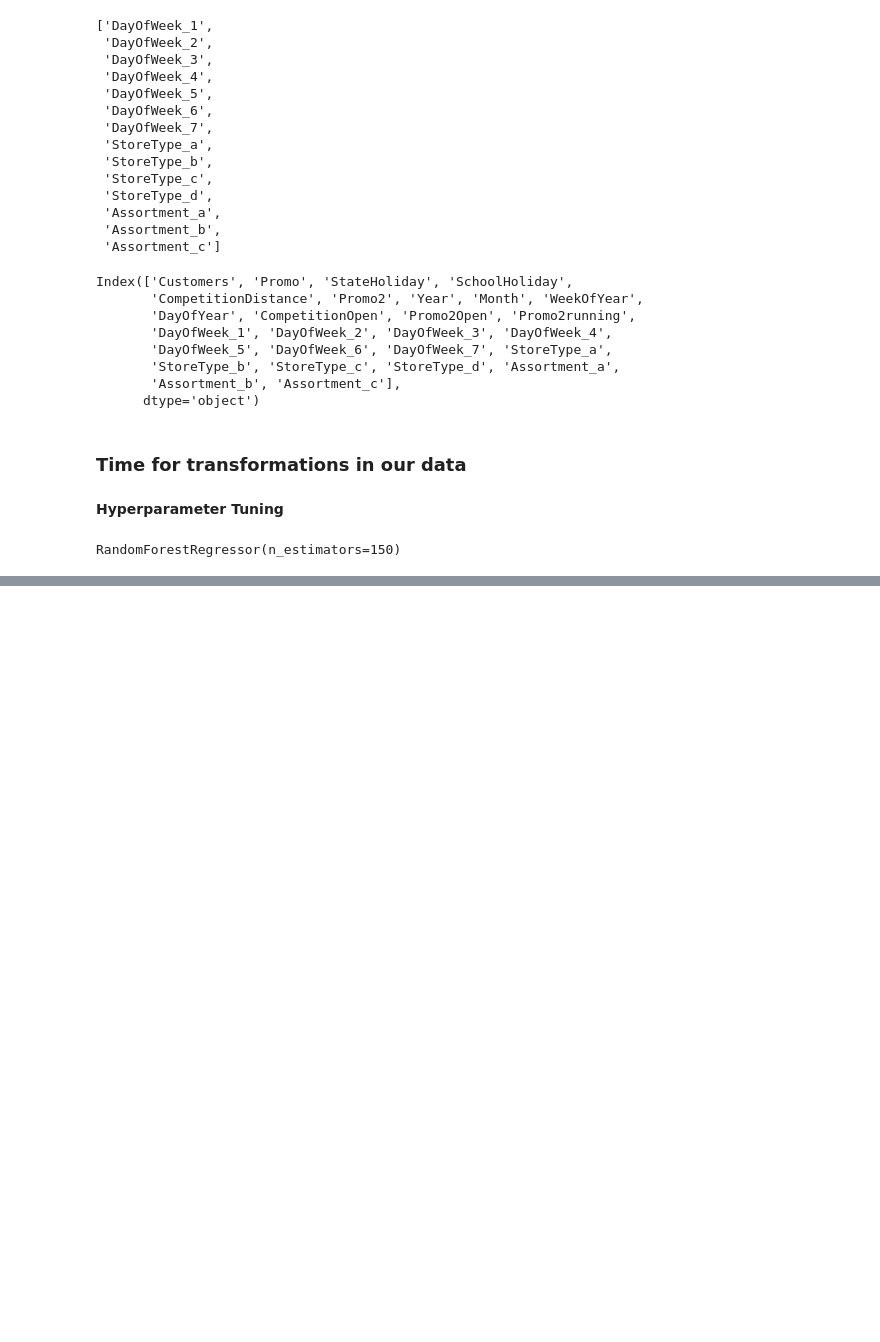
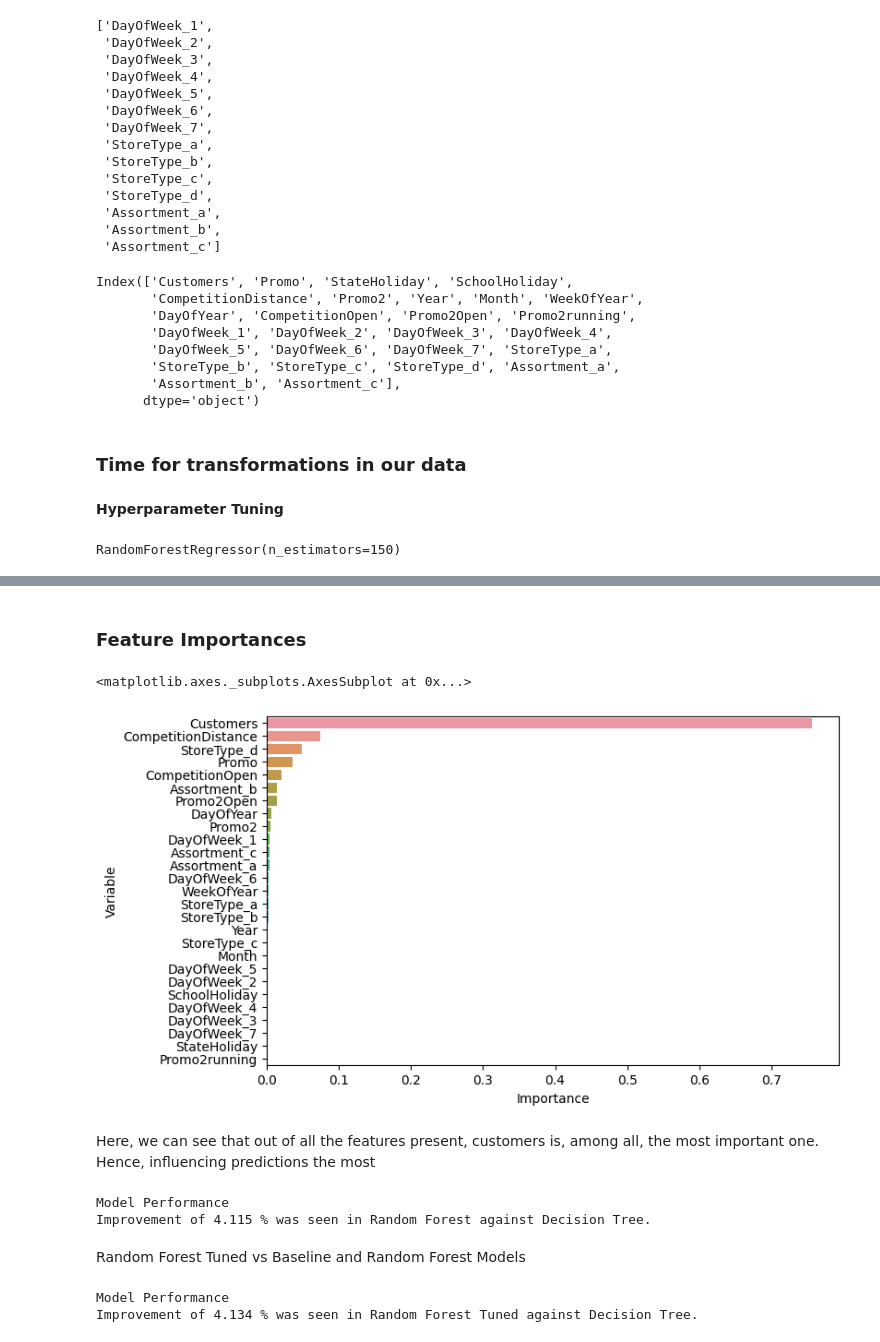
Before and after one commit to santoshmahanti/Rossmann-Sales-Prediction, a Jupyter notebook: Random_Forest_Hyperparameter_Tuning_Notebook_3.ipynb, the cells around one changed output, grey strips where cells are left out. Saved outputs shown, nothing was run; the diff lists cells and outputs as text; code cells hidden in the pictures; blank space fills up the shorter version.

```diff
--- a/Random_Forest_Hyperparameter_Tuning_Notebook_3.ipynb
+++ b/Random_Forest_Hyperparameter_Tuning_Notebook_3.ipynb
@@ -207,0 +255,3 @@ root Mean Squared Error for testing data is 0.2114633113938232
+# %%
+#save the feature importances
+random_t = rf_tuned.feature_importances_
@@ -207,0 +264,13 @@ root Mean Squared Error for testing data is 0.2114633113938232
+# %% [markdown]
+### **Feature Importances**
+# %%
+#visualising feature importance of XGB
+plt.rcParams.update({'figure.figsize':(8,5),'figure.dpi':100})
+feature_imp = pd.DataFrame({"Variable": X_test.columns,"Importance": random_t})
+feature_imp.sort_values(by="Importance", ascending=False, inplace = True)
+sns.barplot(x=feature_imp['Importance'], y= feature_imp['Variable'])
+# %% [output]
+<matplotlib.axes._subplots.AxesSubplot at 0x...>
+[figure, added]
+# %% [markdown]
+Here, we can see that out of all the features present, customers is, among all, the most important one. Hence, influencing predictions the most
@@ -207,0 +283,19 @@ root Mean Squared Error for testing data is 0.2114633113938232
+# %%
+#improvement %
+improvement_r = ((random_r2 - baseline_r2)/baseline_r2)*100
+print('Model Performance')
+print(f'Improvement of {round(improvement_r,3)} % was seen in Random Forest against Decision Tree.')
+# %% [output]
+Model Performance
+Improvement of 4.115 % was seen in Random Forest against Decision Tree.
+# %% [markdown]
+Random Forest Tuned vs Baseline and Random Forest Models
+# %%
+#improvement % of tuned vs baseline
+
+improvement_r = ((r_tuned_r2 - baseline_r2)/baseline_r2)*100
+print('Model Performance')
+print(f'Improvement of {round(improvement_r,3)} % was seen in Random Forest Tuned against Decision Tree.')
+# %% [output]
+Model Performance
+Improvement of 4.134 % was seen in Random Forest Tuned against Decision Tree.
```
Also changed, not shown: parts of 17 cells of this notebook.
